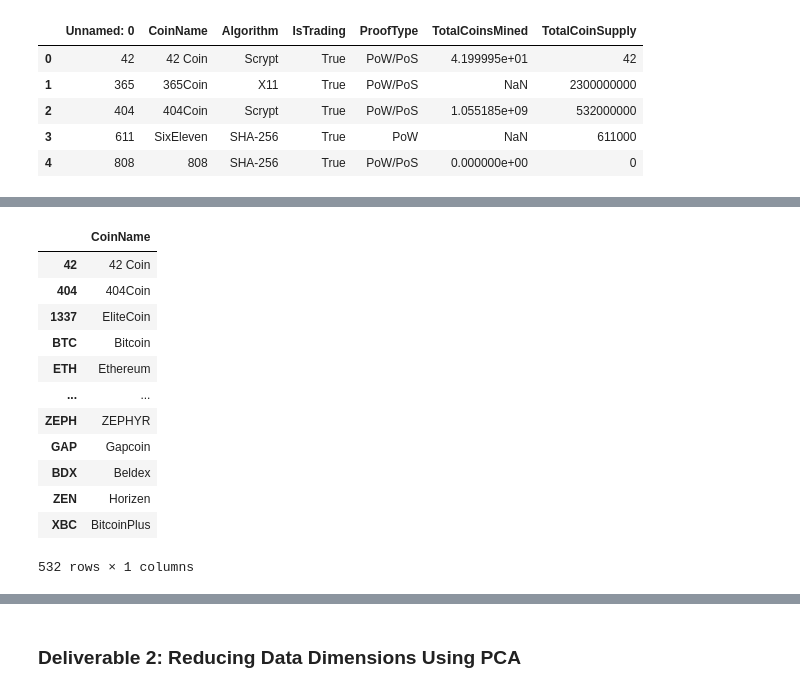
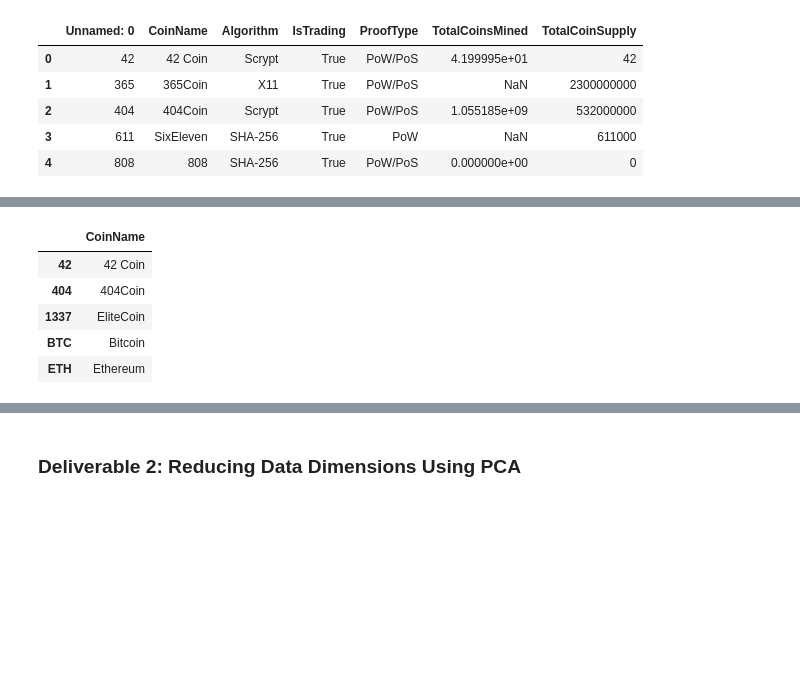
Before and after one commit to nitishsingh158/Cryptocurrencies, a Jupyter notebook: crypto_clustering.ipynb, the cells around one changed output, grey strips where cells are left out. Drawn from its saved outputs; the diff is of its cells as text; code cells hidden in the pictures; blank space fills up the shorter version.

```diff
--- a/crypto_clustering.ipynb
+++ b/crypto_clustering.ipynb
@@ -99,21 +74,14 @@ crypto_df
 # %%
 # Create a new DataFrame that holds only the cryptocurrencies names.
 crypto_name = pd.DataFrame(crypto_df['CoinName'], columns=['CoinName'], index=crypto_df.index)
-crypto_name
+crypto_name.head()
 # %% [output]
 |  | CoinName |
 | 42 | 42 Coin |
 | 404 | 404Coin |
 | 1337 | EliteCoin |
 | BTC | Bitcoin |
 | ETH | Ethereum |
-| ... | ... |
-| ZEPH | ZEPHYR |
-| GAP | Gapcoin |
-| BDX | Beldex |
-| ZEN | Horizen |
-| XBC | BitcoinPlus |
-532 rows × 1 columns
 # %%
 # Drop the 'CoinName' column since it's not going to be used on the clustering algorithm.
 crypto_df = crypto_df.drop('CoinName', axis=1)
```
Also changed, not shown: parts of 16 cells of this notebook.
